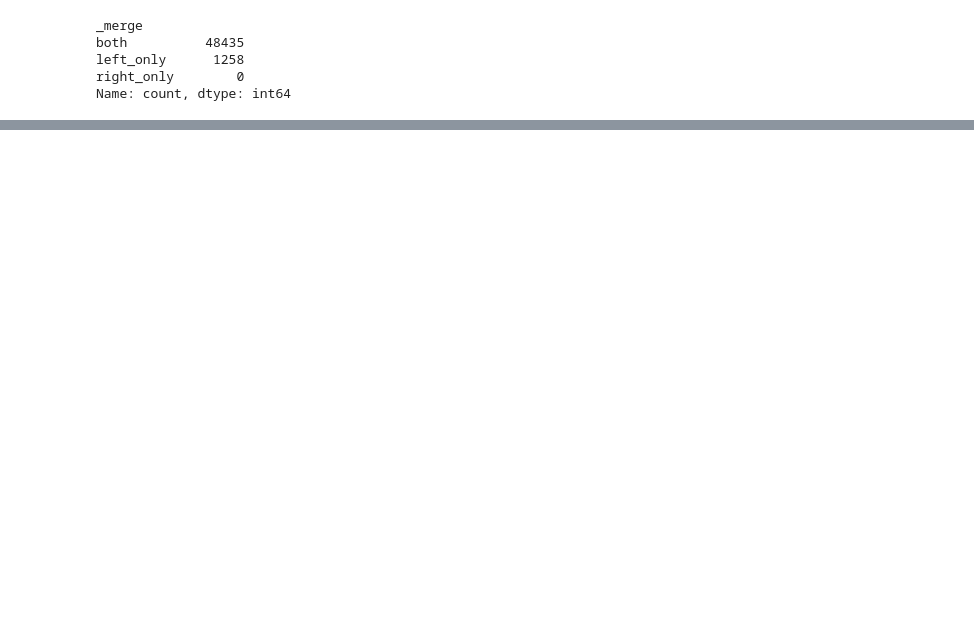
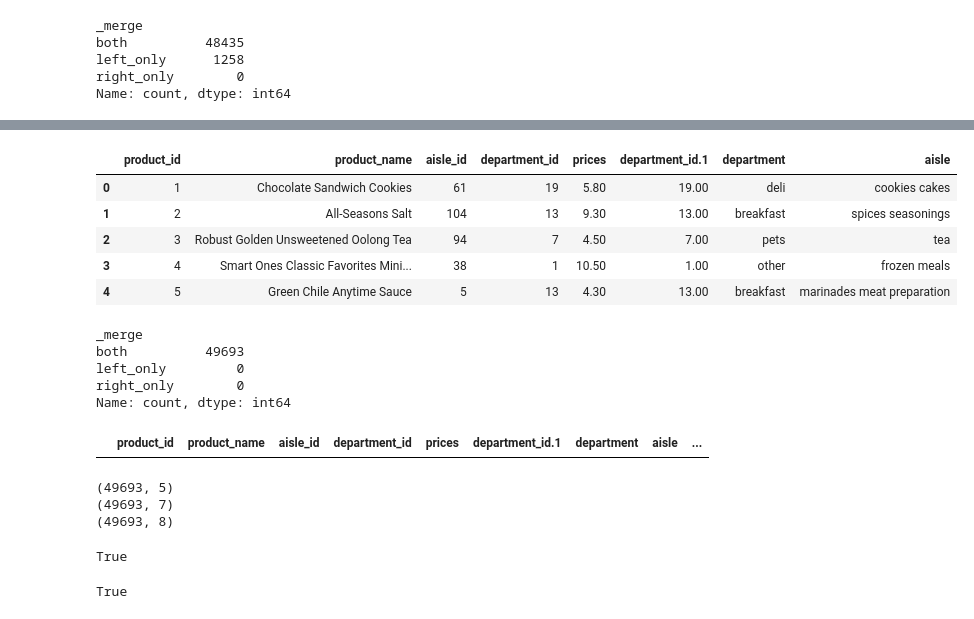
Before and after one commit to arpidata/data_analytics_with_python, a Jupyter notebook: notebooks/04_import_export.ipynb, the cells around one changed output, grey strips where cells are left out. Drawn from its saved outputs; the diff is of its cells as text; code cells hidden in the pictures; blank space fills up the shorter version.

```diff
--- a/notebooks/04_import_export.ipynb
+++ b/notebooks/04_import_export.ipynb
@@ -752,0 +777,54 @@ df_products_departments.head()
+# %%
+df_products_enriched = pd.merge(
+    df_products_departments,
+    df_aisles,
+    on="aisle_id",
+    how="left"
+)
+
+df_products_enriched.head()
+# %% [output]
+|  | product_id | product_name | aisle_id | department_id | prices | department_id.1 | department | aisle |
+| 0 | 1 | Chocolate Sandwich Cookies | 61 | 19 | 5.80 | 19.00 | deli | cookies cakes |
+| 1 | 2 | All-Seasons Salt | 104 | 13 | 9.30 | 13.00 | breakfast | spices seasonings |
+| 2 | 3 | Robust Golden Unsweetened Oolong Tea | 94 | 7 | 4.50 | 7.00 | pets | tea |
+| 3 | 4 | Smart Ones Classic Favorites Mini... | 38 | 1 | 10.50 | 1.00 | other | frozen meals |
+| 4 | 5 | Green Chile Anytime Sauce | 5 | 13 | 4.30 | 13.00 | breakfast | marinades meat preparation |
+# %%
+df_products_aisles_check = pd.merge(
+    df_products_departments,
+    df_aisles,
+    on="aisle_id",
+    how="left",
+    indicator=True
+)
+
+df_products_aisles_check["_merge"].value_counts()
+# %% [output]
+_merge
+both          49693
+left_only         0
+right_only        0
+Name: count, dtype: int64
+# %%
+df_products_aisles_check[
+    df_products_aisles_check["_merge"] == "left_only"
+].head()
+# %% [output]
+|  | product_id | product_name | aisle_id | department_id | prices | department_id.1 | department | aisle | ... |
+# %%
+print(df_products.shape)
+print(df_products_departments.shape)
+print(df_products_enriched.shape)
+# %% [output]
+(49693, 5)
+(49693, 7)
+(49693, 8)
+# %%
+df_departments["department_id"].is_unique
+# %% [output]
+True
+# %%
+df_aisles["aisle_id"].is_unique
+# %% [output]
+True
```
Also changed, not shown: parts of 58 cells of this notebook, 4 other files.
